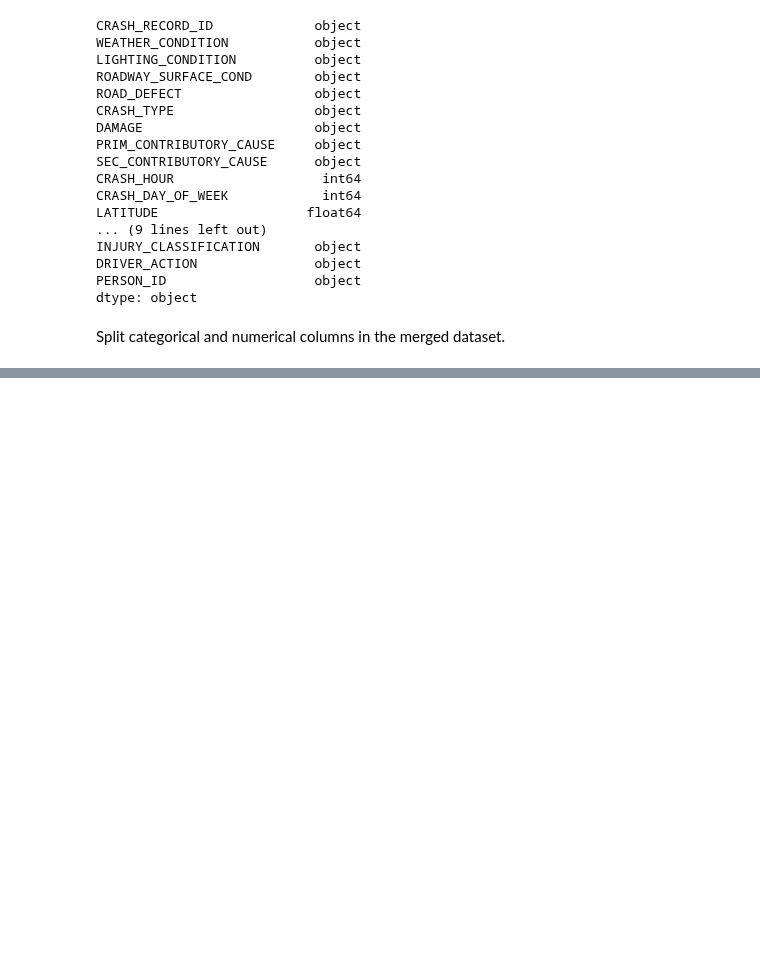
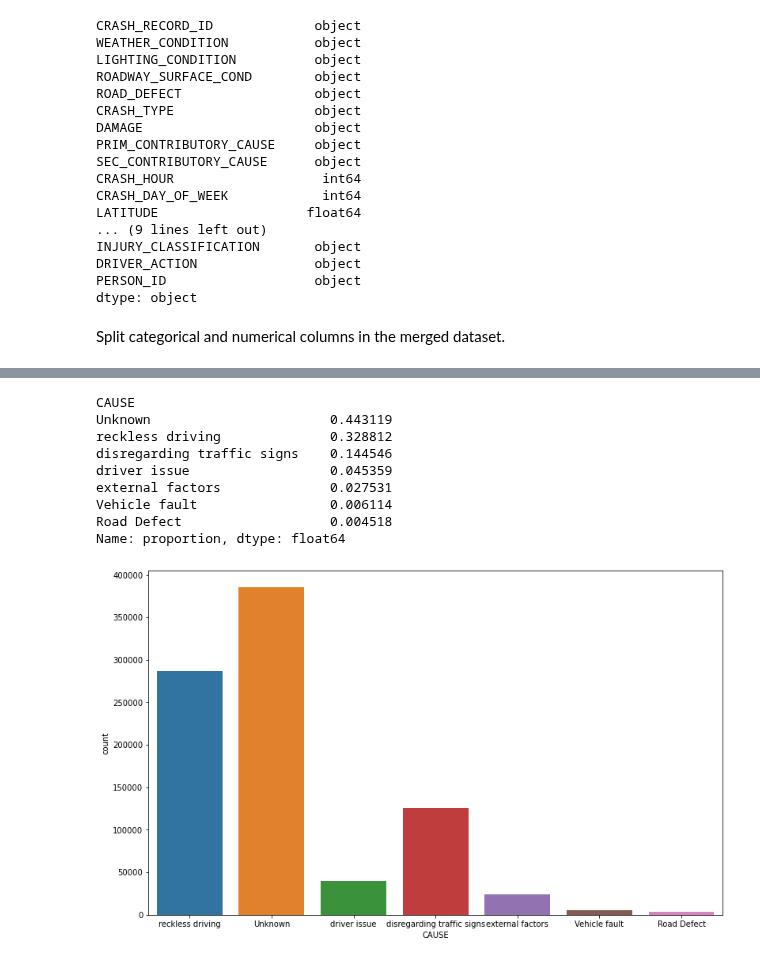
Before and after one commit to joakimTI/GROUP-5-PROJECT, a Jupyter notebook: index.ipynb, the cells around one changed output, grey strips where cells are left out. Saved outputs shown, nothing was run; the diff lists cells and outputs as text; code cells hidden in the pictures; blank space fills up the shorter version.

```diff
--- a/index.ipynb
+++ b/index.ipynb
@@ -946,0 +1186,5 @@ final_merged_df_numerical = final_merged_df.select_dtypes('float64')
+# %%
+vehicle_type_new = {value: key for key in vehicle_type_dict for value in vehicle_type_dict[key]}
+# deduplicated_df['CAUSE'] = deduplicated_df['PRIM_CONTRIBUTORY_CAUSE']
+deduplicated_df['VEHICLE_TYPE'] = deduplicated_df['VEHICLE_TYPE'].map(vehicle_type_new)
+deduplicated_df['VEHICLE_TYPE'].value_counts()
@@ -946,0 +1238,5 @@ final_merged_df_numerical = final_merged_df.select_dtypes('float64')
+# %%
+vehicle_use_new = {value: key for key in vehicle_use_dict for value in vehicle_use_dict[key]}
+# deduplicated_df['CAUSE'] = deduplicated_df['PRIM_CONTRIBUTORY_CAUSE']
+deduplicated_df['VEHICLE_USE'] = deduplicated_df['VEHICLE_USE'].map(vehicle_use_new)
+deduplicated_df['VEHICLE_USE'].value_counts()
@@ -946,0 +1253,14 @@ final_merged_df_numerical = final_merged_df.select_dtypes('float64')
+# %%
+le = LabelEncoder()
+# deduplicated_df['CAUSE_encoded'] = encoder.fit_transform(deduplicated_df['CAUSE'])
+
+# print(encoder.inverse_transform(deduplicated_df['CAUSE_encoded']))
+
+# Apply Label Encoding
+
+deduplicated_df['CAUSE_encoded'] = le.fit_transform(deduplicated_df['CAUSE'])
+
+
+# To get back the original values (inverse_transform)
+deduplicated_df['CAUSE_decoded'] = le.inverse_transform(deduplicated_df['CAUSE_encoded'])
+print(deduplicated_df['CAUSE_encoded'].value_counts(), deduplicated_df['CAUSE_decoded'].value_counts())
@@ -946,0 +1314,7 @@ final_merged_df_numerical = final_merged_df.select_dtypes('float64')
+# %%
+for column in [deduplicated_df.select_dtypes('int64').columns]:
+
+        deduplicated_df[column] = deduplicated_df[column].astype('float64')
+
+deduplicated_df_numerical = deduplicated_df.select_dtypes('float64')
+deduplicated_df_numerical.columns
@@ -965,0 +1393,17 @@ for column in deduplicated_df[['SEX', 'WEATHER_CONDITION', 'LIGHTING_CONDITION',
+# %%
+# Countplot of churn feature
+plt.subplots(figsize=(13,8))
+print(deduplicated_df['CAUSE'].value_counts(normalize=True))
+sns.countplot(data=deduplicated_df, x='CAUSE')
+plt.show()
+# %% [output]
+CAUSE
+Unknown                       0.443119
+reckless driving              0.328812
+disregarding traffic signs    0.144546
+driver issue                  0.045359
+external factors              0.027531
+Vehicle fault                 0.006114
+Road Defect                   0.004518
+Name: proportion, dtype: float64
+[figure, added]
```
Also changed, not shown: parts of 52 cells of this notebook.
